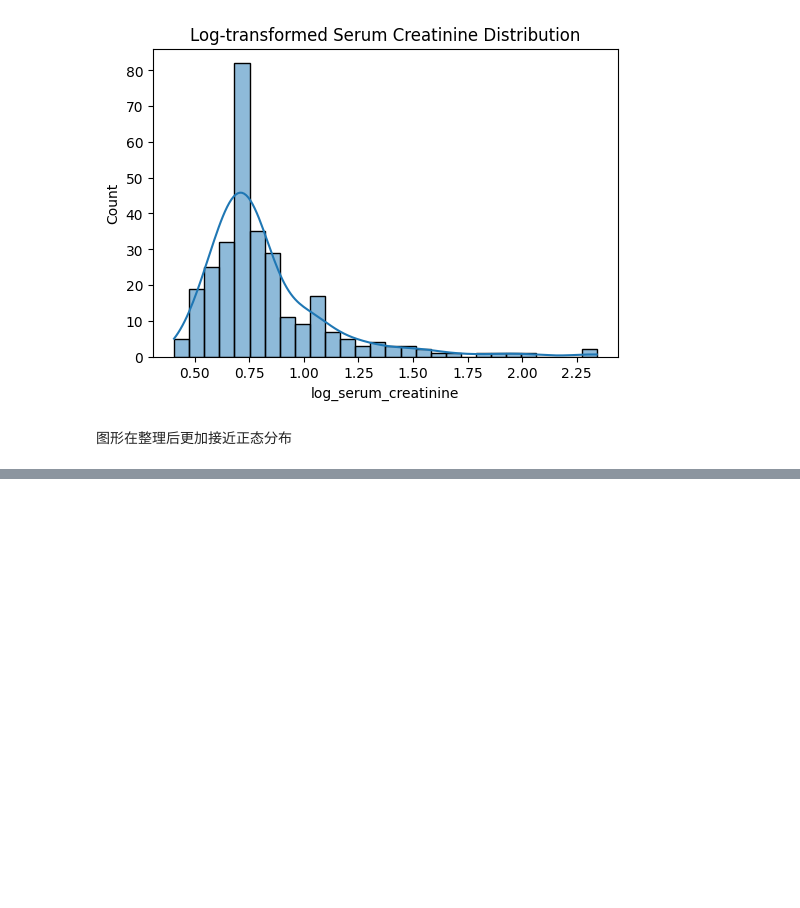
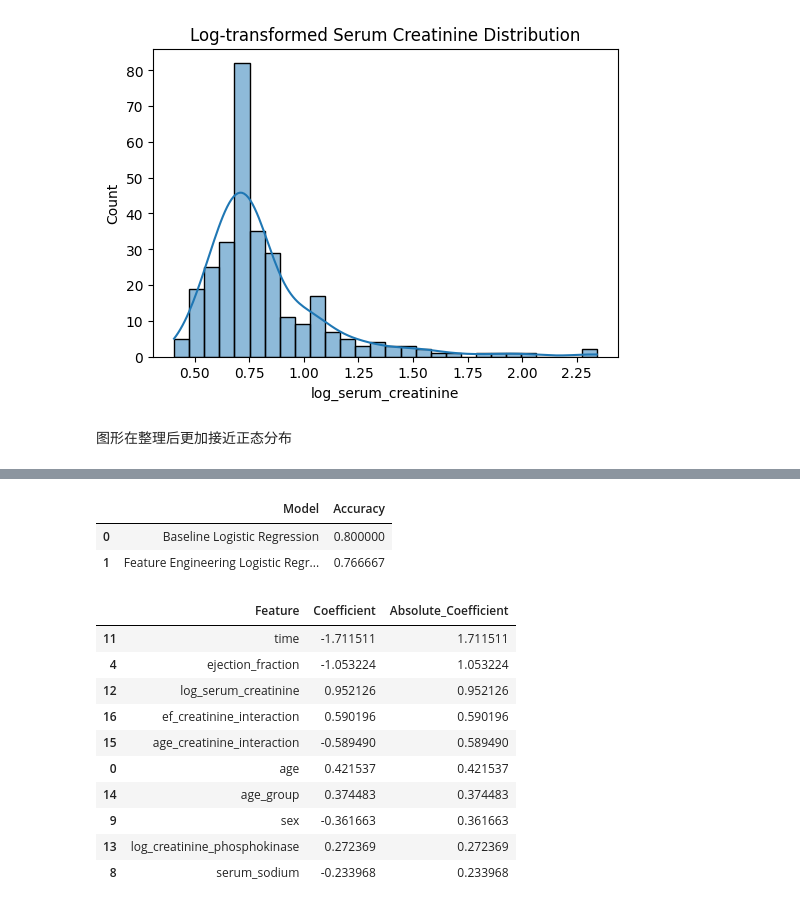
Before and after one commit to taotaokt/CS439_Project, a Jupyter notebook: feature_engingeering.ipynb, the cells around one changed output, grey strips where cells are left out. Cells and saved outputs as stored; diff of their text form; code cells hidden in the pictures; blank space fills up the shorter version.

Commit message:
[add]implement feature engineering techniques and evaluate their impact on logistic regression performance

```diff
--- a/feature_engingeering.ipynb
+++ b/feature_engingeering.ipynb
@@ -96,0 +117,8 @@ plt.show()
+# %%
+#age and serum creatinine的相互作用
+df_fe["age_creatinine_interaction"] = df_fe["age"] * df_fe["serum_creatinine"]
+
+#ejection fraction and serum creatinine
+df_fe["ef_creatinine_interaction"] = df_fe["ejection_fraction"] * df_fe["serum_creatinine"]
+
+df_fe[["age_creatinine_interaction", "ef_creatinine_interaction"]].head()
@@ -96,0 +132,21 @@ plt.show()
+# %%
+X_fe = df_fe.drop("DEATH_EVENT", axis=1)
+y_fe = df_fe["DEATH_EVENT"]
+
+X_train_fe, X_test_fe, y_train_fe, y_test_fe = train_test_split(
+    X_fe, y_fe, test_size=0.2, random_state=42
+)
+
+scaler_fe = StandardScaler()
+X_train_fe_scaled = scaler_fe.fit_transform(X_train_fe)
+X_test_fe_scaled = scaler_fe.transform(X_test_fe)
+
+#train Logistic Regression with engineered features
+fe_model = LogisticRegression(max_iter=1000)
+fe_model.fit(X_train_fe_scaled, y_train_fe)
+
+#predict
+y_pred_fe = fe_model.predict(X_test_fe_scaled)
+
+print("Feature Engineering Model Accuracy:", accuracy_score(y_test_fe, y_pred_fe))
+print(classification_report(y_test_fe, y_pred_fe))
@@ -96,0 +163,39 @@ plt.show()
+# %%
+#比较feature engineering前后结果
+baseline_acc = accuracy_score(y_test, y_pred_baseline)
+fe_acc = accuracy_score(y_test_fe, y_pred_fe)
+
+comparison = pd.DataFrame({
+    "Model": ["Baseline Logistic Regression", "Feature Engineering Logistic Regression"],
+    "Accuracy": [baseline_acc, fe_acc]
+})
+
+comparison
+# %% [output]
+|  | Model | Accuracy |
+| 0 | Baseline Logistic Regression | 0.800000 |
+| 1 | Feature Engineering Logistic Regr... | 0.766667 |
+# %%
+#Logistic Regression 可以看 coefficient，解释哪些特征对死亡预测影响更大
+coef_df = pd.DataFrame({
+    "Feature": X_fe.columns,
+    "Coefficient": fe_model.coef_[0]
+})
+
+coef_df["Absolute_Coefficient"] = coef_df["Coefficient"].abs()
+
+coef_df = coef_df.sort_values(by="Absolute_Coefficient", ascending=False)
+
+coef_df.head(10)
+# %% [output]
+|  | Feature | Coefficient | Absolute_Coefficient |
+| 11 | time | -1.711511 | 1.711511 |
+| 4 | ejection_fraction | -1.053224 | 1.053224 |
+| 12 | log_serum_creatinine | 0.952126 | 0.952126 |
+| 16 | ef_creatinine_interaction | 0.590196 | 0.590196 |
+| 15 | age_creatinine_interaction | -0.589490 | 0.589490 |
+| 0 | age | 0.421537 | 0.421537 |
+| 14 | age_group | 0.374483 | 0.374483 |
+| 9 | sex | -0.361663 | 0.361663 |
+| 13 | log_creatinine_phosphokinase | 0.272369 | 0.272369 |
+| 8 | serum_sodium | -0.233968 | 0.233968 |
```
Also changed, not shown: parts of 3 cells of this notebook.
